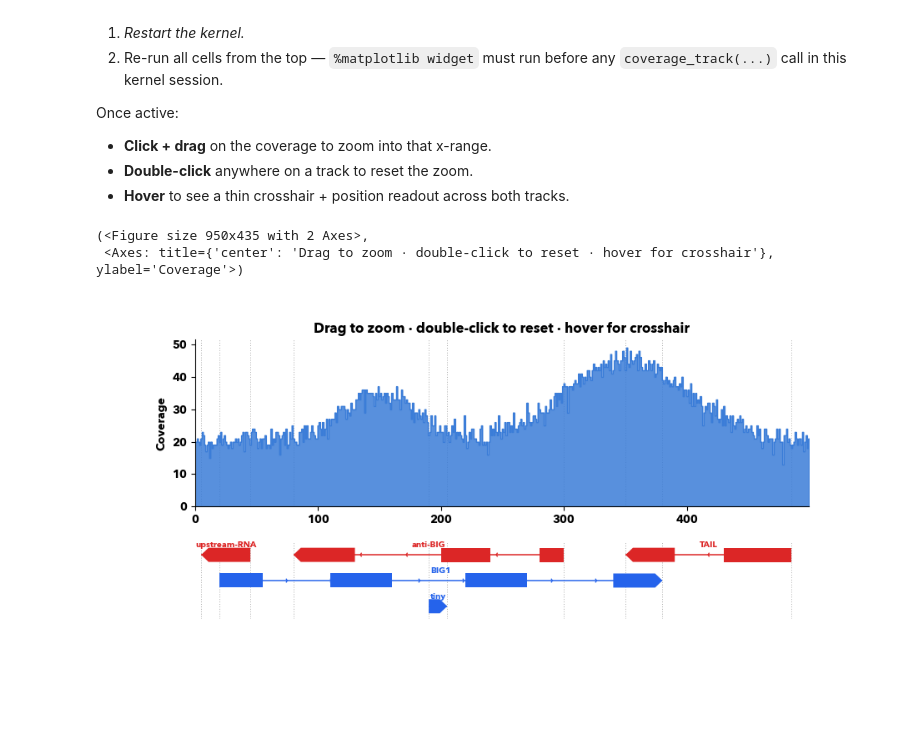
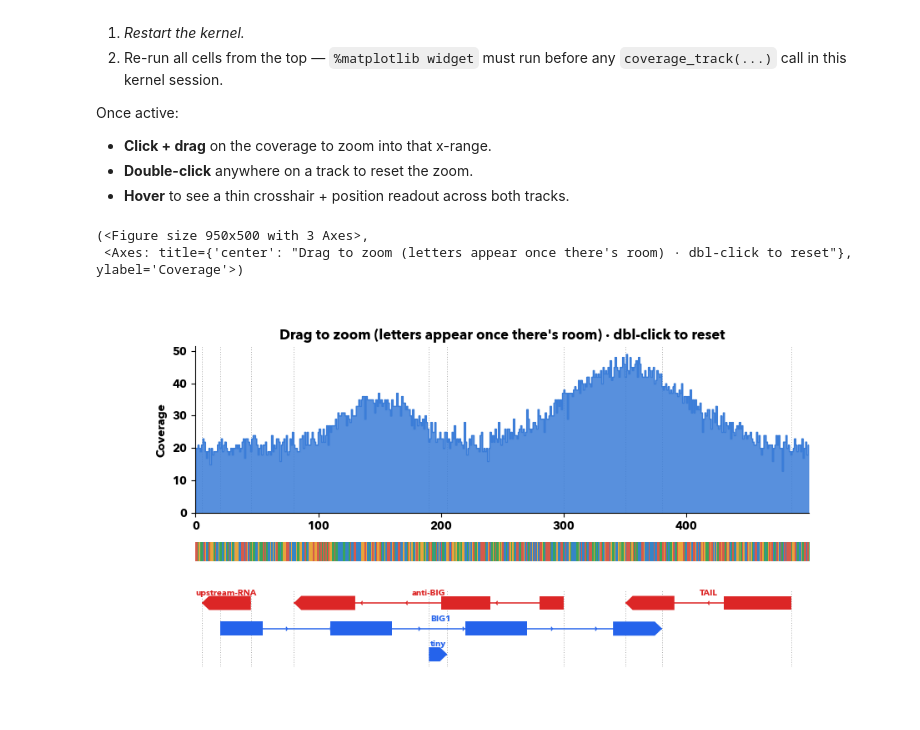
Before and after one commit to tdsone/s2fview, a Jupyter notebook: notebook_interactive.ipynb, the cells around one changed output. Drawn from its saved outputs; the diff is of its cells as text; code cells hidden in the pictures; blank space fills up the shorter version.

```diff
--- a/notebook_interactive.ipynb
+++ b/notebook_interactive.ipynb
@@ -31,6 +31,8 @@ positions = np.arange(length)
 signal = 20 + 15 * np.exp(-((positions - 150) ** 2) / (2 * 30**2))
 signal += 25 * np.exp(-((positions - 350) ** 2) / (2 * 50**2))
 coverage = np.maximum(0, signal + rng.normal(0, 2, size=length)).round().astype(int)
+
+sequence = "".join(rng.choice(list("ACGT"), length))
 
 genes = [
     Gene(
@@ -60,11 +62,12 @@ genes = [
 # %%
 interactive_coverage_track(
     coverage,
     positions,
     genes=genes,
-    title="Drag to zoom · double-click to reset · hover for crosshair",
+    sequence=sequence,
+    title="Drag to zoom (letters appear once there's room) · dbl-click to reset",
 )
 # %% [output]
-(<Figure size 950x435 with 2 Axes>,
- <Axes: title={'center': 'Drag to zoom · double-click to reset · hover for crosshair'}, ylabel='Coverage'>)
+(<Figure size 950x500 with 3 Axes>,
+ <Axes: title={'center': "Drag to zoom (letters appear once there's room) · dbl-click to reset"}, ylabel='Coverage'>)
-[figure, old version]
+[figure, new version]
```
Also changed, not shown: 6 other files.
